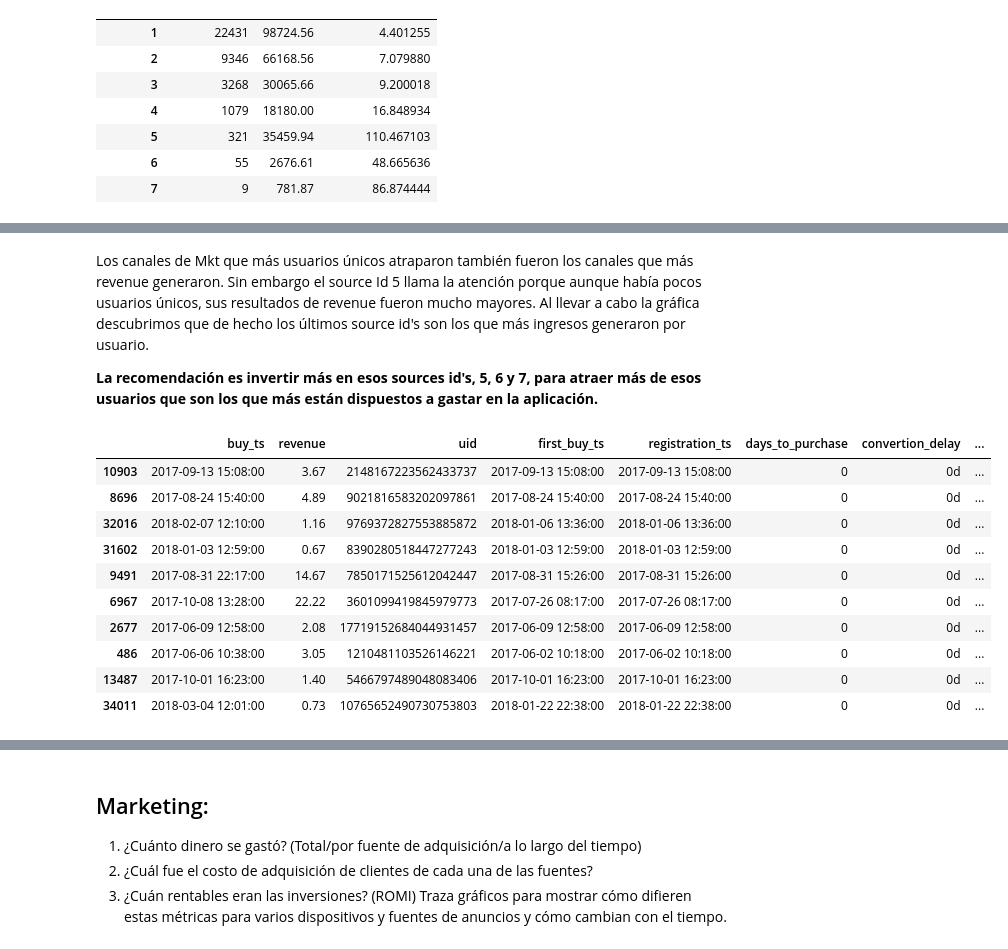
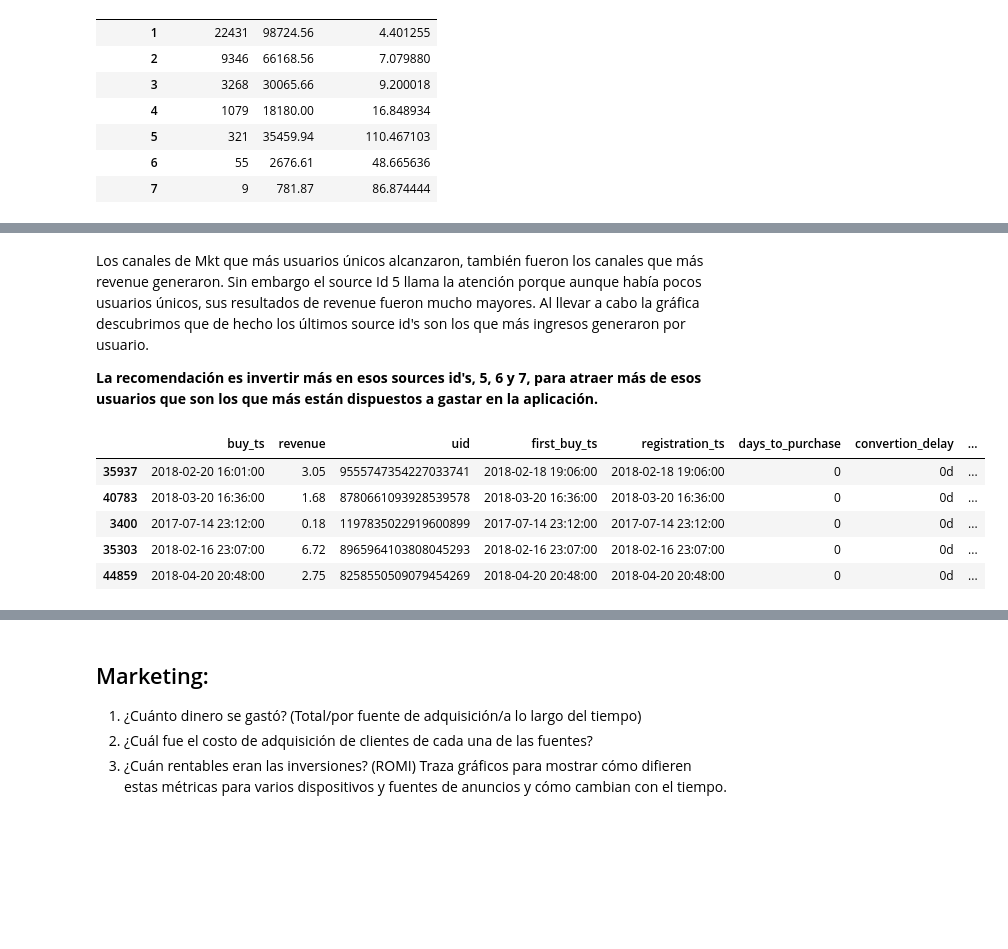
Before and after one commit to latostadorano/tt_s09_showz_tickets, a Jupyter notebook: s_09.ipynb, the cells around one changed output, grey strips where cells are left out. Saved outputs shown, nothing was run; the diff lists cells and outputs as text; code cells hidden in the pictures; blank space fills up the shorter version.

```diff
--- a/s_09.ipynb
+++ b/s_09.ipynb
@@ -319,23 +521,18 @@ plt.show()
 [figure]
 # %% [markdown]
-Los canales de Mkt que más usuarios únicos atraparon también fueron los canales que más revenue generaron. Sin embargo el source Id 5 llama la atención porque aunque había pocos usuarios únicos, sus resultados de revenue fueron mucho mayores. Al llevar a cabo la gráfica descubrimos que de hecho los últimos source id's son los que más ingresos generaron por usuario.
+Los canales de Mkt que más usuarios únicos alcanzaron, también fueron los canales que más revenue generaron. Sin embargo el source Id 5 llama la atención porque aunque había pocos usuarios únicos, sus resultados de revenue fueron mucho mayores. Al llevar a cabo la gráfica descubrimos que de hecho los últimos source id's son los que más ingresos generaron por usuario.
 
 **La recomendación es invertir más en esos sources id's, 5, 6 y 7, para atraer más de esos usuarios que son los que más están dispuestos a gastar en la aplicación.**
 # %%
 # Cuántos pedidos se hacen en un periodo de compra?
 orders['month_buy'] = orders.buy_ts.dt.month
 orders['year_buy'] = orders.buy_ts.dt.year
-orders.sample(10)
+orders.sample(5)
 # %% [output]
 |  | buy_ts | revenue | uid | first_buy_ts | registration_ts | days_to_purchase | convertion_delay | ... |
-| 10903 | 2017-09-13 15:08:00 | 3.67 | 2148167223562433737 | 2017-09-13 15:08:00 | 2017-09-13 15:08:00 | 0 | 0d | ... |
-| 8696 | 2017-08-24 15:40:00 | 4.89 | 9021816583202097861 | 2017-08-24 15:40:00 | 2017-08-24 15:40:00 | 0 | 0d | ... |
-| 32016 | 2018-02-07 12:10:00 | 1.16 | 9769372827553885872 | 2018-01-06 13:36:00 | 2018-01-06 13:36:00 | 0 | 0d | ... |
-| 31602 | 2018-01-03 12:59:00 | 0.67 | 8390280518447277243 | 2018-01-03 12:59:00 | 2018-01-03 12:59:00 | 0 | 0d | ... |
-| 9491 | 2017-08-31 22:17:00 | 14.67 | 7850171525612042447 | 2017-08-31 15:26:00 | 2017-08-31 15:26:00 | 0 | 0d | ... |
-| 6967 | 2017-10-08 13:28:00 | 22.22 | 3601099419845979773 | 2017-07-26 08:17:00 | 2017-07-26 08:17:00 | 0 | 0d | ... |
-| 2677 | 2017-06-09 12:58:00 | 2.08 | 17719152684044931457 | 2017-06-09 12:58:00 | 2017-06-09 12:58:00 | 0 | 0d | ... |
-| 486 | 2017-06-06 10:38:00 | 3.05 | 1210481103526146221 | 2017-06-02 10:18:00 | 2017-06-02 10:18:00 | 0 | 0d | ... |
-| 13487 | 2017-10-01 16:23:00 | 1.40 | 5466797489048083406 | 2017-10-01 16:23:00 | 2017-10-01 16:23:00 | 0 | 0d | ... |
-| 34011 | 2018-03-04 12:01:00 | 0.73 | 10765652490730753803 | 2018-01-22 22:38:00 | 2018-01-22 22:38:00 | 0 | 0d | ... |
+| 35937 | 2018-02-20 16:01:00 | 3.05 | 9555747354227033741 | 2018-02-18 19:06:00 | 2018-02-18 19:06:00 | 0 | 0d | ... |
+| 40783 | 2018-03-20 16:36:00 | 1.68 | 8780661093928539578 | 2018-03-20 16:36:00 | 2018-03-20 16:36:00 | 0 | 0d | ... |
+| 3400 | 2017-07-14 23:12:00 | 0.18 | 1197835022919600899 | 2017-07-14 23:12:00 | 2017-07-14 23:12:00 | 0 | 0d | ... |
+| 35303 | 2018-02-16 23:07:00 | 6.72 | 8965964103808045293 | 2018-02-16 23:07:00 | 2018-02-16 23:07:00 | 0 | 0d | ... |
+| 44859 | 2018-04-20 20:48:00 | 2.75 | 8258550509079454269 | 2018-04-20 20:48:00 | 2018-04-20 20:48:00 | 0 | 0d | ... |
 # %%
```
Also changed, not shown: parts of 29 cells of this notebook.
